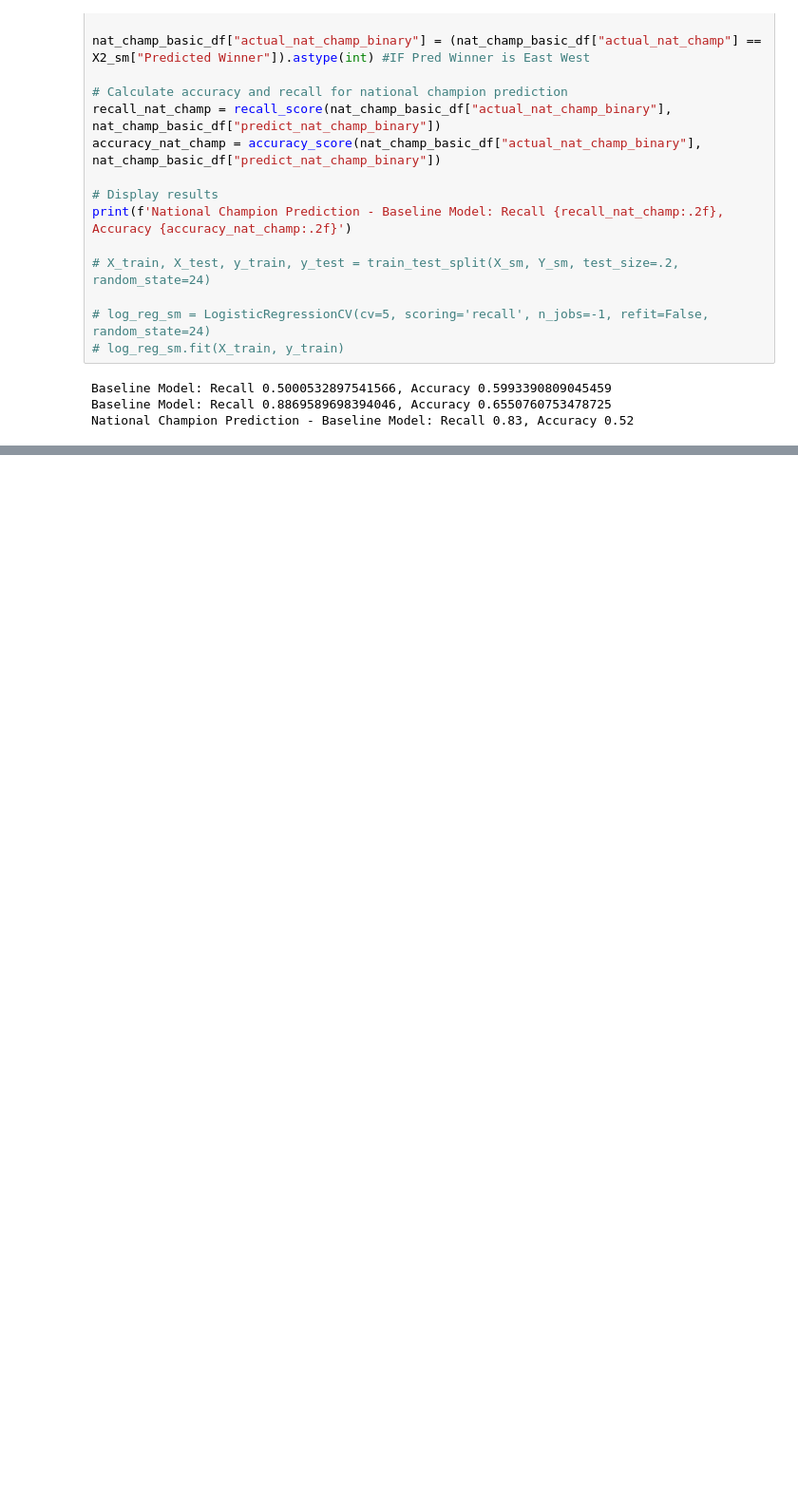
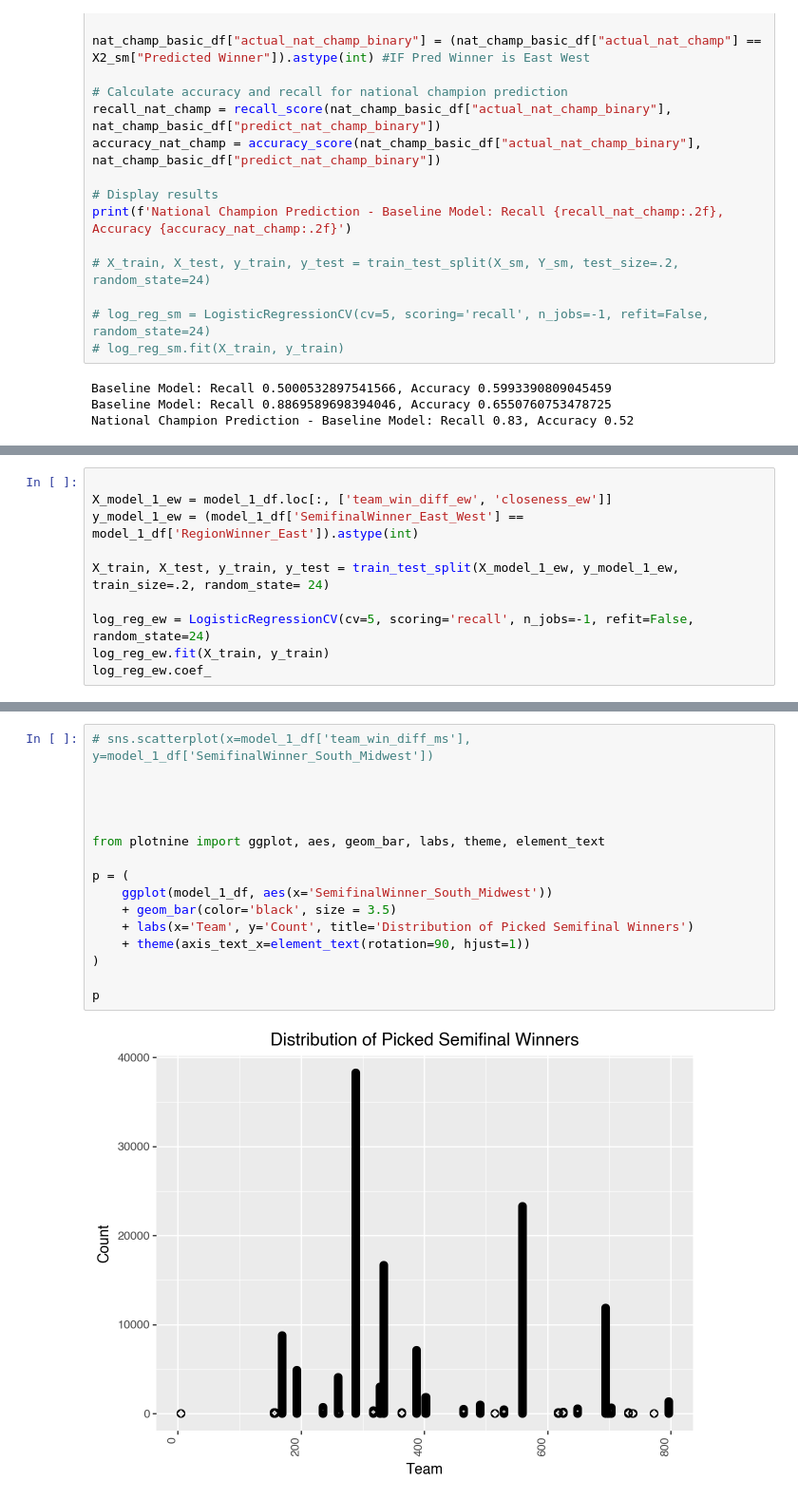
Before and after one commit to LittleMac24/ccac-competion, a Jupyter notebook: eda.ipynb, the cells around one changed output, grey strips where cells are left out. Shown at 95% size. Cells and saved outputs as stored; diff of their text form; blank space fills up the shorter version.

```diff
--- a/eda.ipynb
+++ b/eda.ipynb
@@ -397,0 +464,10 @@ National Champion Prediction - Baseline Model: Recall 0.83, Accuracy 0.52
+# %%
+
+X_model_1_ew = model_1_df.loc[:, ['team_win_diff_ew', 'closeness_ew']]
+y_model_1_ew = (model_1_df['SemifinalWinner_East_West'] == model_1_df['RegionWinner_East']).astype(int)
+
+X_train, X_test, y_train, y_test = train_test_split(X_model_1_ew, y_model_1_ew, train_size=.2, random_state= 24)
+
+log_reg_ew = LogisticRegressionCV(cv=5, scoring='recall', n_jobs=-1, refit=False, random_state=24)
+log_reg_ew.fit(X_train, y_train)
+log_reg_ew.coef_
@@ -397,0 +622,18 @@ National Champion Prediction - Baseline Model: Recall 0.83, Accuracy 0.52
+# %%
+# sns.scatterplot(x=model_1_df['team_win_diff_ms'], y=model_1_df['SemifinalWinner_South_Midwest'])
+
+
+
+
+from plotnine import ggplot, aes, geom_bar, labs, theme, element_text
+
+p = (
+    ggplot(model_1_df, aes(x='SemifinalWinner_South_Midwest'))
+    + geom_bar(color='black', size = 3.5)
+    + labs(x='Team', y='Count', title='Distribution of Picked Semifinal Winners')
+    + theme(axis_text_x=element_text(rotation=90, hjust=1))
+)
+
+p
+# %% [output]
+[figure, added]
```
Also changed, not shown: parts of 29 cells of this notebook, 1 other file.
